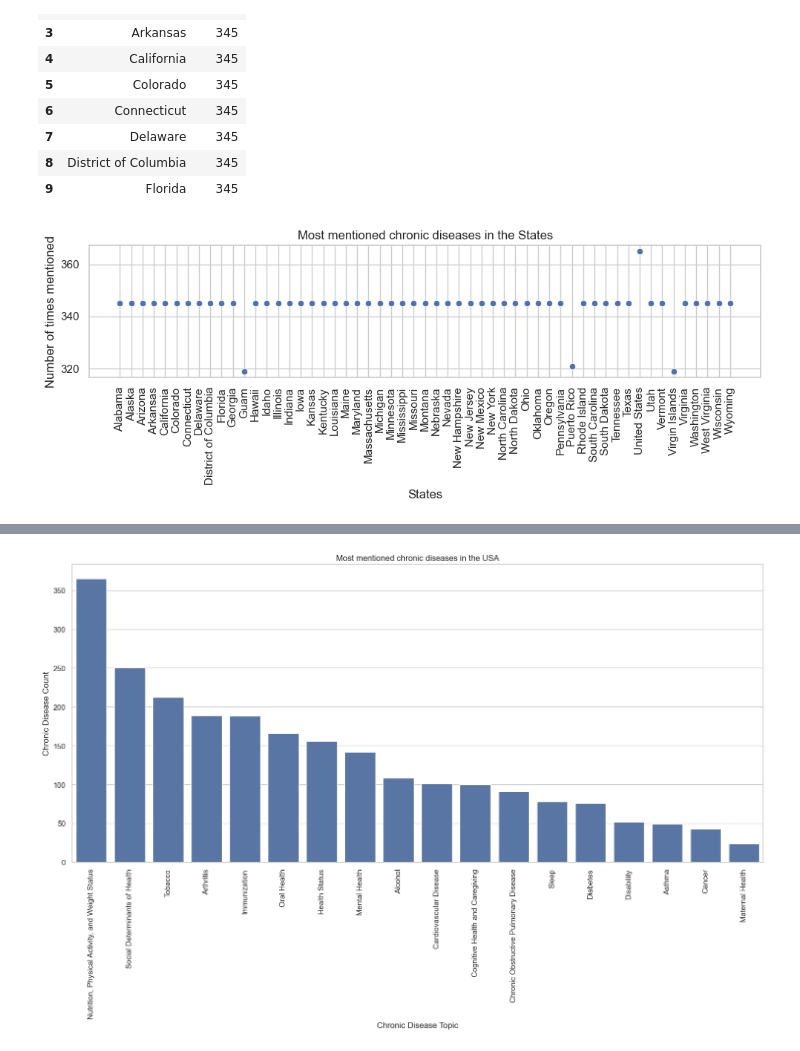
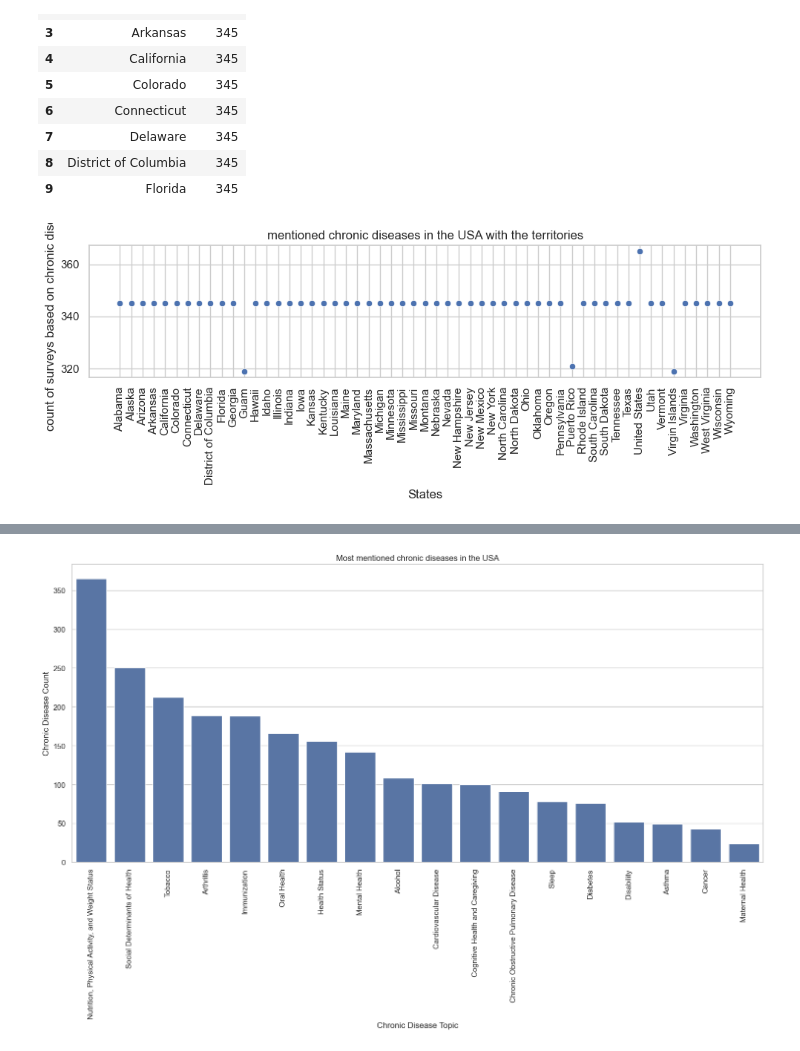
Before and after one commit to Nathan-Savage/chronic_diseases_project, a Jupyter notebook: chronic_diseases.ipynb, the cells around one changed output, grey strips where cells are left out. Cells and saved outputs as stored; diff of their text form; code cells hidden in the pictures.

```diff
--- a/chronic_diseases.ipynb
+++ b/chronic_diseases.ipynb
@@ -383,13 +390,13 @@ max_counts.head(10)
 # %%
 plt.figure(figsize=(10, 4))
 sns.scatterplot(x='state', y='count', data=max_counts)
 plt.xticks(rotation=90)
 
 plt.xlabel('States')
-plt.ylabel('Number of times mentioned')
-plt.title('Most mentioned chronic diseases in the States')
+plt.ylabel('count of surveys based on chronic diseases')
+plt.title('mentioned chronic diseases in the USA with the territories')
 plt.tight_layout()
 plt.savefig("images/Most mentioned chronic diseases in the States.png")
 plt.show()
 # %% [output]
-[figure, old version]
+[figure, new version]
```
Also changed, not shown: parts of 4 cells of this notebook, 1 other file.
